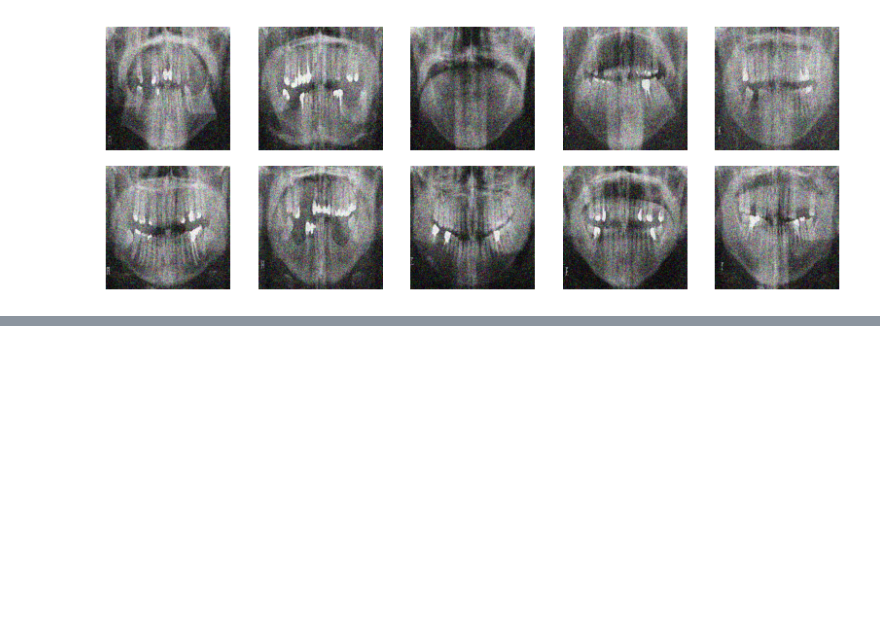
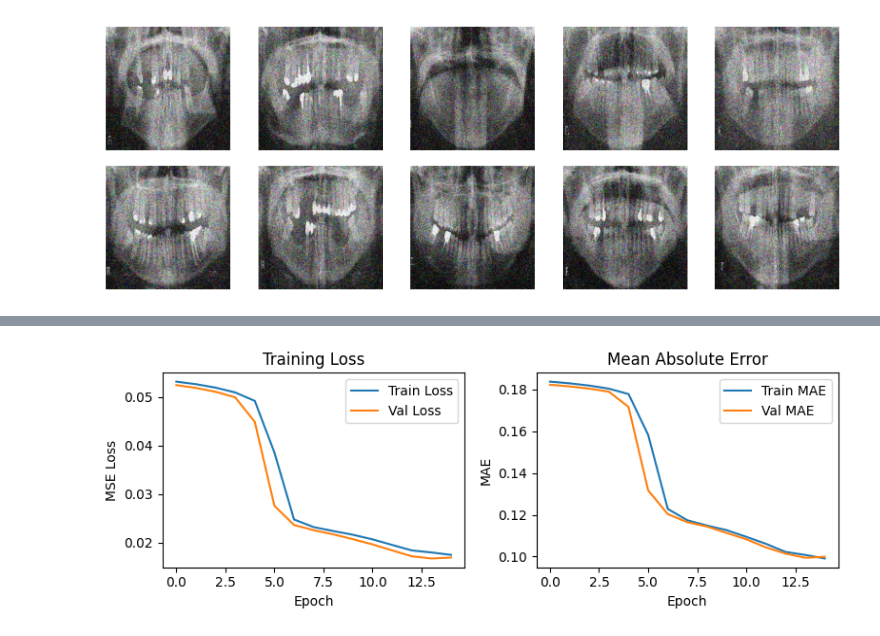
Before and after one commit to Mesterumit/X_Ray_API, a Jupyter notebook: notebooks/x_ray.ipynb, the cells around one changed output, grey strips where cells are left out. Drawn from its saved outputs; the diff is of its cells as text; code cells hidden in the pictures; blank space fills up the shorter version.

```diff
--- a/notebooks/x_ray.ipynb
+++ b/notebooks/x_ray.ipynb
@@ -168,0 +255,4 @@ plt.show()
+# %%
+# calling the model function
+model = denoising_autoencoder(latent_dim=128)
+model.summary()
@@ -168,0 +261,12 @@ plt.show()
+# %%
+# training the model
+# Input: noisy images, Target: clean images
+history = model.fit(
+    X_train_noisy,
+    X_train,        # clean target
+    validation_data=(x_test_noisy, X_test),
+    epochs=15,
+    batch_size=32,
+    shuffle=True,
+    verbose=1
+)
@@ -168,0 +277,24 @@ plt.show()
+# %%
+# PLOTING THE TRAINING HISTORY
+fig, axes = plt.subplots(1, 2, figsize=(8, 3))
+
+# Loss
+axes[0].set_title('Training Loss')
+axes[0].plot(history.history['loss'], label='Train Loss')
+axes[0].plot(history.history['val_loss'], label='Val Loss')
+axes[0].set_xlabel('Epoch')
+axes[0].set_ylabel('MSE Loss')
+axes[0].legend()
+
+# MAE
+axes[1].set_title('Mean Absolute Error')
+axes[1].plot(history.history['mae'], label='Train MAE')
+axes[1].plot(history.history['val_mae'], label='Val MAE')
+axes[1].set_xlabel('Epoch')
+axes[1].set_ylabel('MAE')
+axes[1].legend()
+
+plt.tight_layout()
+plt.show()
+# %% [output]
+[figure, added]
```
Also changed, not shown: parts of 12 cells of this notebook.
